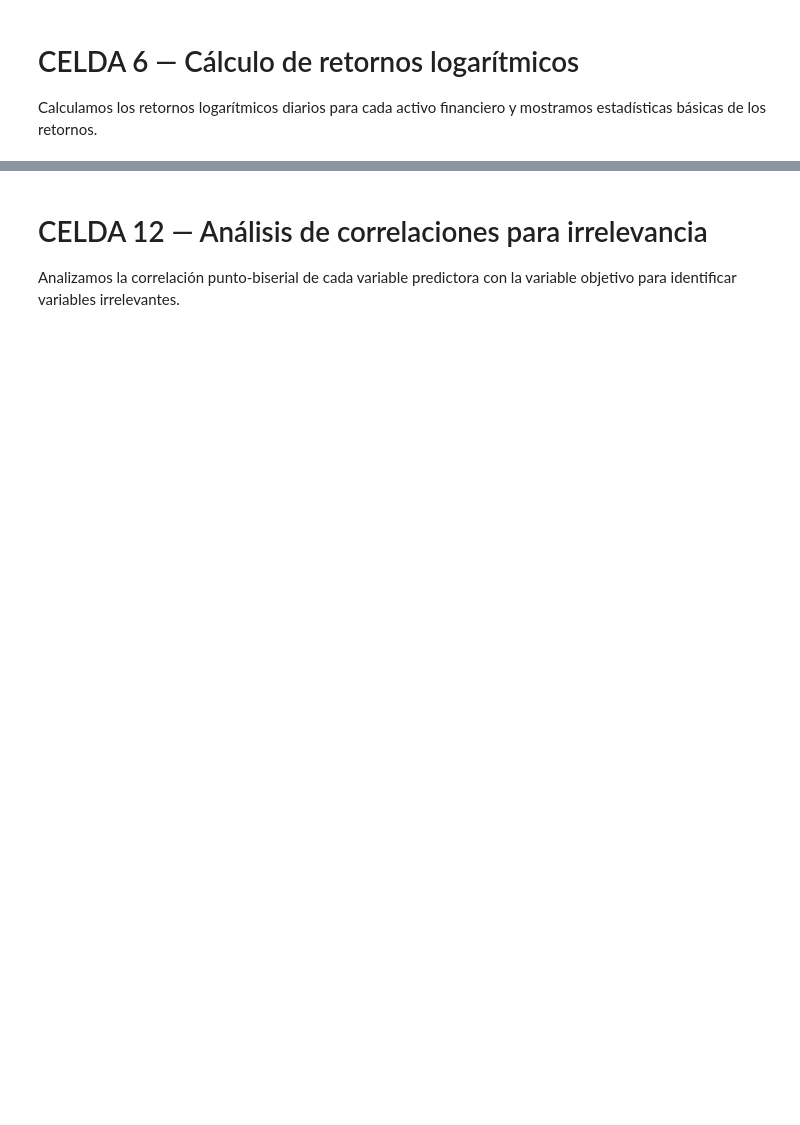
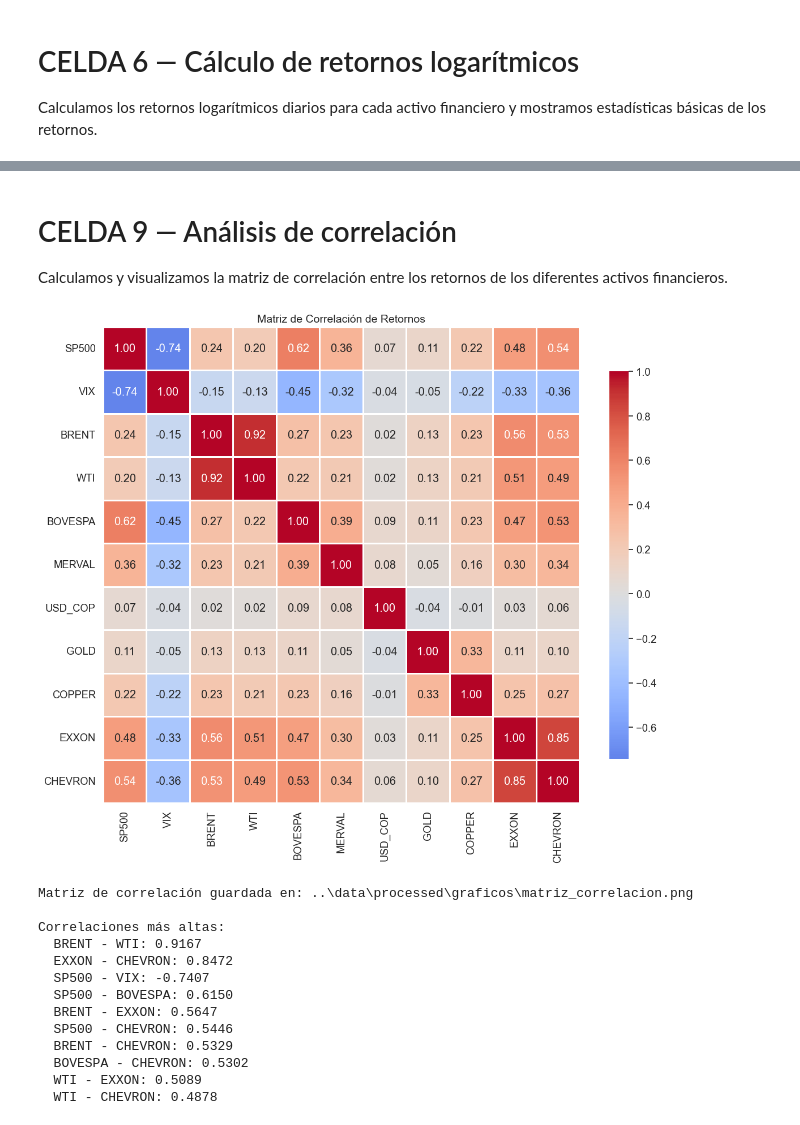
Before and after one commit to laulaguado/maduro-mercados-financieros, a Jupyter notebook: notebooks/01_preparacion_datos.ipynb, the cells around one changed output, grey strips where cells are left out. Drawn from its saved outputs; the diff is of its cells as text; code cells hidden in the pictures; blank space fills up the shorter version.

```diff
--- a/notebooks/01_preparacion_datos.ipynb
+++ b/notebooks/01_preparacion_datos.ipynb
@@ -364,50 +431,56 @@ con alta correlación (>0.90) que podrían ser redundantes.
+# %% [markdown]
+# CELDA 9 — Análisis de correlación
+
+Calculamos y visualizamos la matriz de correlación entre los retornos
+de los diferentes activos financieros.
 # %%
 # =============================================================================
-# CELDA 11 — Análisis de correlaciones para redundancia
+# CELDA 9 — Análisis de correlación
 # =============================================================================
 
 # Calcular matriz de correlación
-matriz_corr = df_retornos_imputado.corr()
+matriz_correlacion = df_retornos_imputados.corr()
 
-# Crear heatmap
+# Visualizar matriz de correlación
 plt.figure(figsize=(12, 10))
-sns.heatmap(matriz_corr, annot=True, fmt='.2f', cmap='coolwarm',
+sns.heatmap(matriz_correlacion, annot=True, fmt='.2f', cmap='coolwarm',
             center=0, square=True, linewidths=1, cbar_kws={"shrink": 0.8})
-
-# Configurar gráfico
-plt.title('Matriz de Correlación entre Activos', fontsize=14)
+plt.title('Matriz de Correlación de Retornos', fontsize=14)
 plt.tight_layout()
 
 # Guardar gráfico
 ruta_guardado = os.path.join('..', 'data', 'processed', 'graficos', 'matriz_correlacion.png')
 plt.savefig(ruta_guardado, dpi=300, bbox_inches='tight')
 plt.show()
 
-print(f"Matriz de correlación guardada en: {ruta_guardado}")
+print(f"\nMatriz de correlación guardada en: {ruta_guardado}")
 
-# Identificar pares con alta correlación
-print("\nPares con correlación > 0.90:")
-pares_alta_corr = []
+# Mostrar correlaciones más altas
+print("\nCorrelaciones más altas:")
+pares_correlacion = []
+for i in range(len(matriz_correlacion.columns)):
+    for j in range(i+1, len(matriz_correlacion.columns)):
+        pares_correlacion.append((
+            matriz_correlacion.columns[i],
+            matriz_correlacion.columns[j],
+            matriz_correlacion.iloc[i, j]
+        ))
 
-for i in range(len(matriz_corr.columns)):
-    for j in range(i+1, len(matriz_corr.columns)):
-        corr = matriz_corr.iloc[i, j]
-        if abs(corr) > 0.90:
-            par = (matriz_corr.columns[i], matriz_corr.columns[j], corr)
-            pares_alta_corr.append(par)
-            print(f"  {par[0]} - {par[1]}: {par[2]:.4f}")
-
-# Decisión sobre activos redundantes
-print("\nDecisión sobre activos redundantes:")
-if pares_alta_corr:
-    print("Se identificaron activos altamente correlacionados.")
-    print("Para el modelamiento, se recomienda mantener solo uno de cada par.")
-    print("Por ejemplo, si BRENT y WTI tienen correlación > 0.90, mantener solo BRENT.")
-else:
-    print("No se identificaron activos con correlación > 0.90.")
-    print("Todos los activos aportan información única al modelo.")
+pares_correlacion.sort(key=lambda x: abs(x[2]), reverse=True)
+for par in pares_correlacion[:10]:
+    print(f"  {par[0]} - {par[1]}: {par[2]:.4f}")
+# %% [output]
+[figure, added]
+Matriz de correlación guardada en: ..\data\processed\graficos\matriz_correlacion.png
+
+Correlaciones más altas:
+  BRENT - WTI: 0.9167
+  EXXON - CHEVRON: 0.8472
+  SP500 - VIX: -0.7407
+  SP500 - BOVESPA: 0.6150
+  BRENT - EXXON: 0.5647
+  SP500 - CHEVRON: 0.5446
+  BRENT - CHEVRON: 0.5329
+  BOVESPA - CHEVRON: 0.5302
+  WTI - EXXON: 0.5089
+  WTI - CHEVRON: 0.4878
-# %% [markdown]
-# CELDA 12 — Análisis de correlaciones para irrelevancia
-
-Analizamos la correlación punto-biserial de cada variable predictora
-con la variable objetivo para identificar variables irrelevantes.
```
Also changed, not shown: parts of 27 cells of this notebook, 16 other files.
